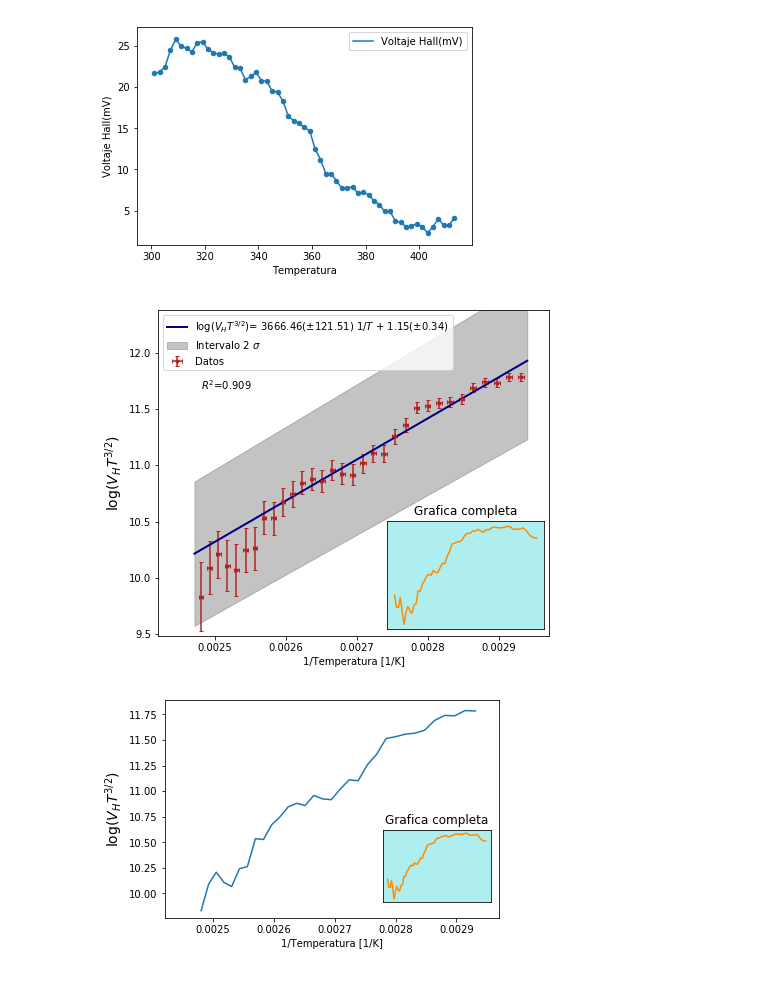
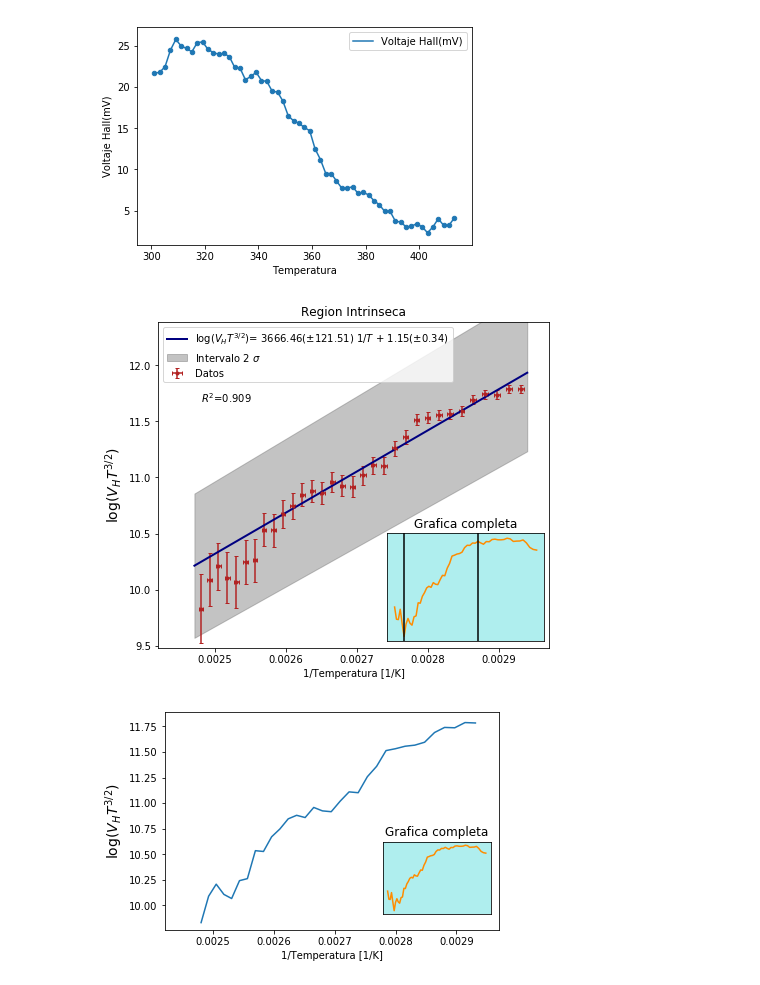
Before and after one commit to jamontanac/Laboratorio-Avanzado, a Jupyter notebook: Hall_Effect/Analisis.ipynb, the cells around one changed output. Drawn from its saved outputs; the diff is of its cells as text; code cells hidden in the pictures.

```diff
--- a/Hall_Effect/Analisis.ipynb
+++ b/Hall_Effect/Analisis.ipynb
@@ -501,35 +500,37 @@ plt.figure(figsize=(7,6))
 plt.rcParams["font.size"]= 10
 plt.errorbar(x_obs, y_obs, yerr=y_err, xerr=x_err,capsize=2,fmt=".",color="firebrick", label="Datos",ecolor="firebrick")
 #plt.xlabel("Corriente bobina [mA]", fontsize=18)
 #plt.ylabel("Campo magnetico(mT)", fontsize=18)
 
 #plt.title("fit with error on both axis", fontsize=18)
 plt.plot(x_fit, fit, "navy", lw=2, label=r"$\log(V_{H}T^{3/2})$"+r"= {}($\pm${}) $1/T$ {} {}($\pm${})".format(round(popt[0],2),
                                                                                     round(perr[0],2),"+" if popt[1]>0 else "-",
                                                                                     round(np.abs(popt[1]),2),round(perr[1],2)))
 plt.fill_between(x_fit, fit_up, fit_dw, alpha=.4,color="dimgray", label=r"Intervalo {} $\sigma$".format(int(nstd+1)))
 #plt.legend(loc="best",fontsize=18)
 plt.text(min(x_obs), 0.99*max(y_obs), r'$R^2$={}'.format(round(R_2-0.09,3)))
 plt.legend(loc="upper left")
 plt.xlabel(r"1/Temperatura [1/K]")
 plt.ylabel(r"$\log(V_{H}T^{3/2})$",fontsize=14)
 min_x=np.min(1.0/np.array(Act_4_2.Temperatura))
 max_x=np.max(1.0/np.array(Act_4_2.Temperatura))-0.00035
 min_y=np.min(np.log(np.array(Act_4_2.Temperatura)**(3./2.)*np.array(Act_4_2["Voltaje Hall(mV)"])))-0.35
 max_y=np.max(np.log(np.array(Act_4_2.Temperatura)**(3./2.)*np.array(Act_4_2["Voltaje Hall(mV)"])))+0.5
 plt.axis([min_x,max_x,min_y,max_y])
-
+plt.title("Region Intrinseca")
 a = plt.axes([.58, .14, .31, .25], facecolor='paleturquoise')
 plt.plot(1.0/np.array(Act_4_2.Temperatura),np.log(np.array(Act_4_2.Temperatura)**(3./2.)*np.array(Act_4_2["Voltaje Hall(mV)"])),color="darkorange")
 #plt.scatter(1.0/np.array(Act_4_2.Temperatura),np.log(np.array(Act_4_2.Temperatura)**(3./2.)*np.array(Act_4_2["Voltaje Hall(mV)"])),color="forestgreen",marker=".")
 #plt.errorbar(1.0/np.array(Act_4_2.Temperatura),np.log(np.array(Act_4_2.Temperatura)**(3./2.)*np.array(Act_4_2["Voltaje Hall(mV)"])),color="forestgreen",fmt=".")
+plt.axvline(x=1.0/np.array(Act_4_2.Temperatura)[-20],color="k")
+plt.axvline(x=1.0/np.array(Act_4_2.Temperatura)[5],color="k")
 plt.xticks([])
 plt.yticks([])
 plt.title("Grafica completa")
 plt.savefig("Figuras/Region_intrinseca.png")
 plt.show()
 # %% [output]
-[figure, old version]
+[figure, new version]
 # %%
 min_x=np.min(1.0/np.array(Act_4_2.Temperatura))
 max_x=np.max(1.0/np.array(Act_4_2.Temperatura))-0.00035
```
Also changed, not shown: parts of 9 cells of this notebook, 2 other files.
